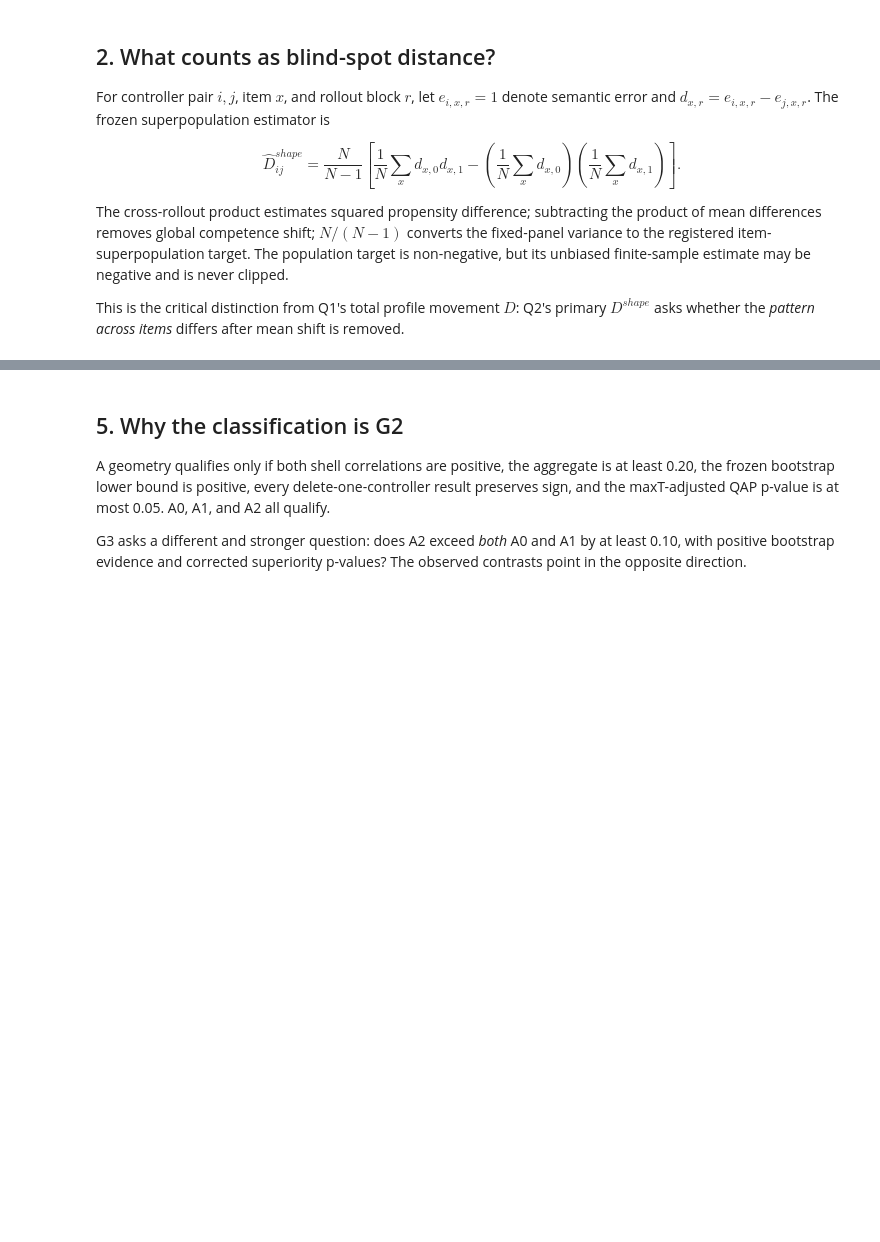
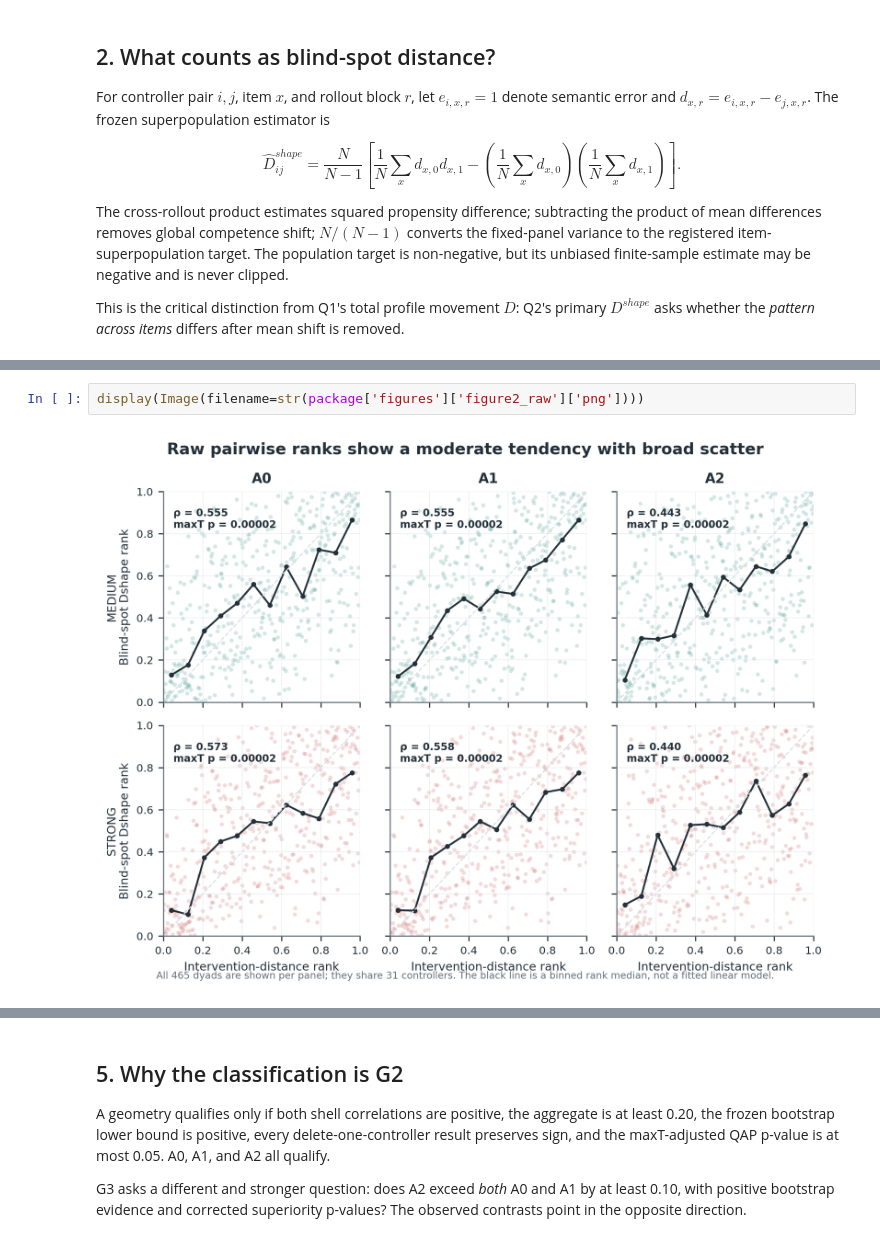
Before and after one commit to ACS-USP/causal-epistemic-geometry, a Jupyter notebook: notebooks/q2_visual_story.ipynb, the cells around one changed output, grey strips where cells are left out. Drawn from its saved outputs; the diff is of its cells as text; blank space fills up the shorter version.

Commit message:
q2: calibrate relational visual claims

```diff
--- a/notebooks/q2_visual_story.ipynb
+++ b/notebooks/q2_visual_story.ipynb
@@ -74,0 +86,4 @@ display(Image(filename=str(package['figures']['figure2']['png'])))
+# %%
+display(Image(filename=str(package['figures']['figure2_raw']['png'])))
+# %% [output]
+[figure, added]
```
Also changed, not shown: parts of 16 cells of this notebook, 27 other files.
